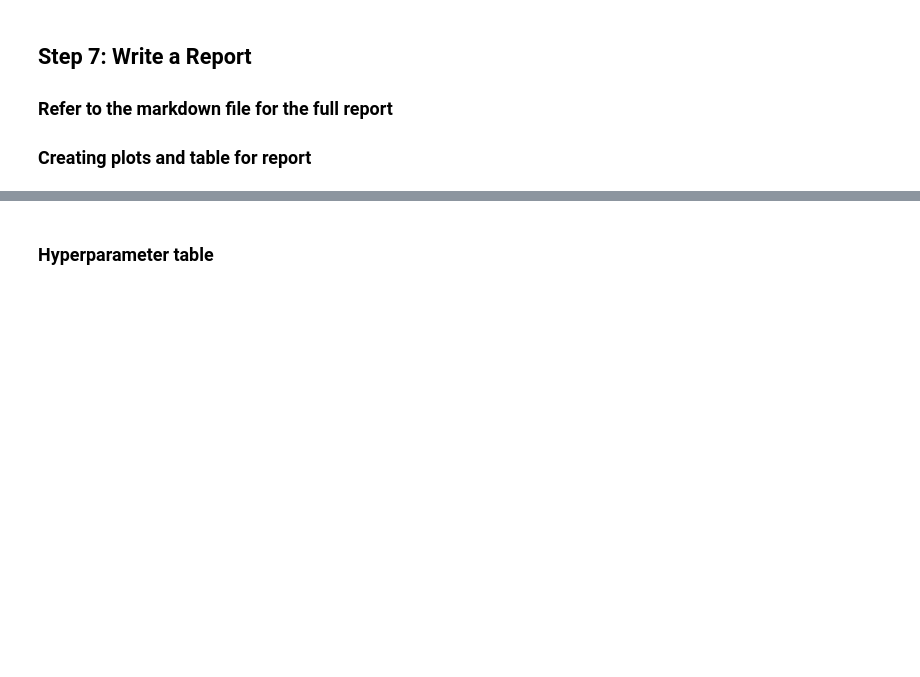
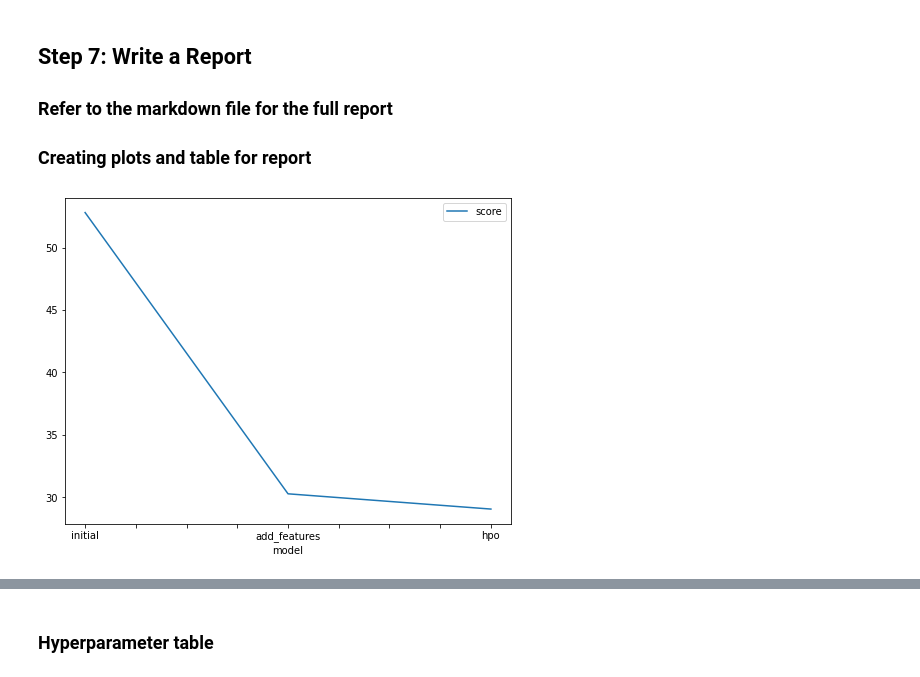
Before and after one commit to oystin/cd0385-project-starter, a Jupyter notebook: project/project-template.ipynb, the cells around one changed output, grey strips where cells are left out. Cells and saved outputs as stored; diff of their text form; code cells hidden in the pictures; blank space fills up the shorter version.

```diff
--- a/project/project-template.ipynb
+++ b/project/project-template.ipynb
@@ -235,13 +734,15 @@ submission_new_hpo.to_csv("submission_new_hpo.csv", index=False)
 # %%
 # Taking the top model score from each training run and creating a line plot to show improvement
 # You can create these in the notebook and save them to PNG or use some other tool (e.g. google sheets, excel)
 fig = pd.DataFrame(
     {
         "model": ["initial", "add_features", "hpo"],
-        "score": [?, ?, ?]
+        "score": [52.807394, 30.262792, 29.039895]
     }
 ).plot(x="model", y="score", figsize=(8, 6)).get_figure()
 fig.savefig('model_train_score.png')
+# %% [output]
+[figure, added]
 # %%
 # Take the 3 kaggle scores and creating a line plot to show improvement
 fig = pd.DataFrame(
```
Also changed, not shown: parts of 54 cells of this notebook.
